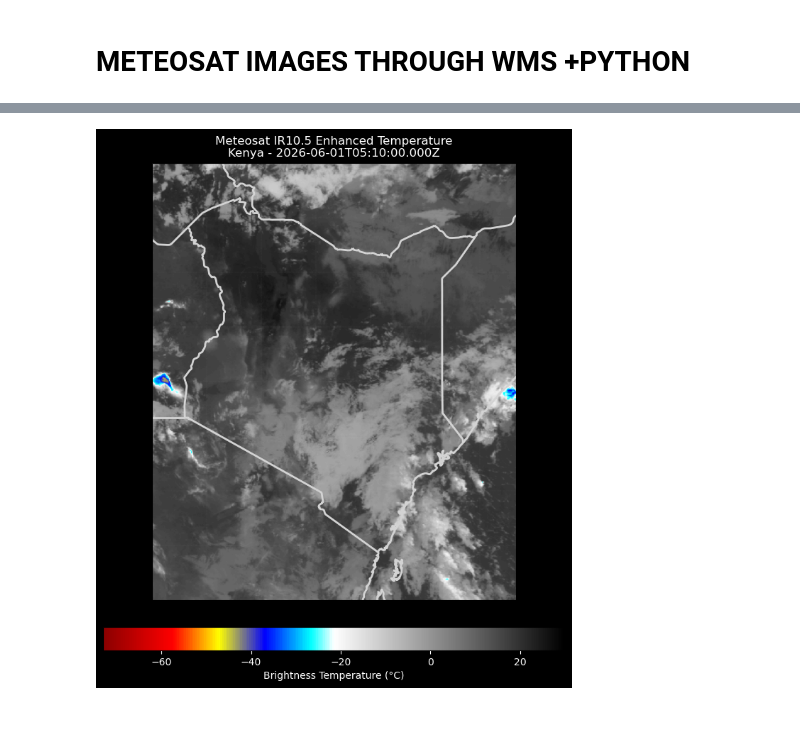
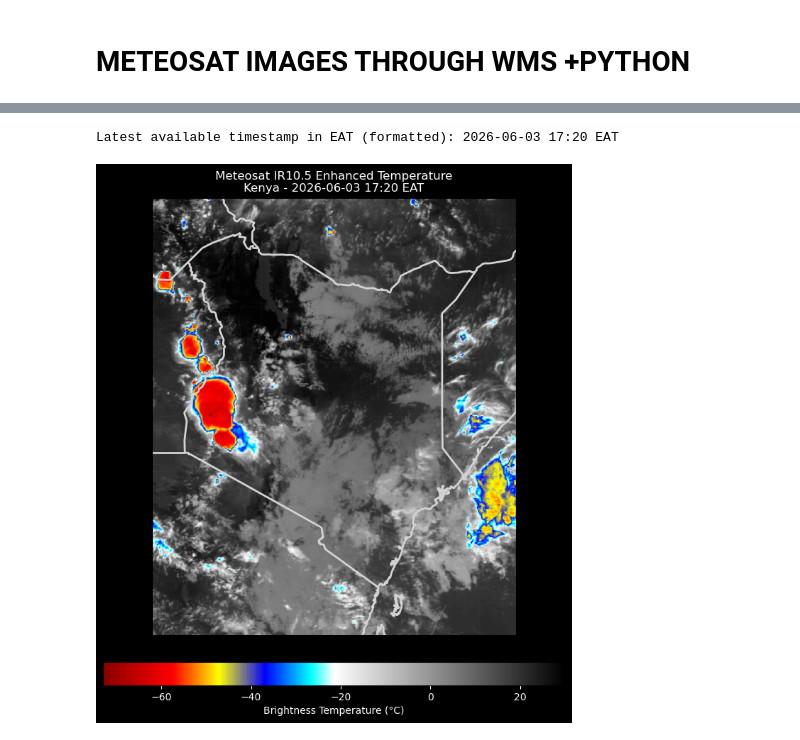
Before and after one commit to Erickpython/wrf_python, a Jupyter notebook: meteosat.ipynb, the cells around one changed output, grey strips where cells are left out. Cells and saved outputs as stored; diff of their text form; code cells hidden in the pictures.

Commit message:
UPDATED IR10.5 IMAGE TO LATEST

```diff
--- a/meteosat.ipynb
+++ b/meteosat.ipynb
@@ -30,3 +27,12 @@ Latest available timestamp: 2026-06-01T05:10:00.000Z
+# %%
+# convert the string to a datetime object
+clean_time_str = latest_time.replace('Z', '')  # Remove the 'Z'
+utc_dt =datetime.fromisoformat(clean_time_str)
+eat_dt = utc_dt + timedelta(hours=3)
+eat_time_str = eat_dt.strftime('%Y-%m-%d %H:%M EAT')
+print(f"Latest available timestamp in EAT (formatted): {eat_time_str}")
+# %% [output]
+Latest available timestamp in EAT (formatted): 2026-06-03 17:20 EAT
 # %%
 #fetch image for kenya
 def MTG_IR105_KENYA(bbox=(33, -6, 43, 6), size=(800, 800)):
@@ -65,32 +71,32 @@ colors = [
 eumet_cmap = mcolors.LinearSegmentedColormap.from_list("eumet_ir_enhanced", colors)
 
 # 3. Plotting
 fig = plt.figure(figsize=(12, 10), facecolor='black') # Match the dark environment view
 ax = plt.axes(projection=ccrs.PlateCarree())
 ax.set_extent([33, 43, -6, 6], crs=ccrs.PlateCarree())
 
 # Plot using our customized segmented colormap
 im = ax.imshow(img_temp, origin='upper', extent=[33, 43, -6, 6],
                transform=ccrs.PlateCarree(), cmap=eumet_cmap, vmin=-73, vmax=30)
 
 # High contrast fine borders matching Eumetsat View
 ax.add_feature(cfeature.COASTLINE, color="lightgray", linewidth=2)
 ax.add_feature(cfeature.BORDERS, color="lightgray", linewidth=2)
 
 # Style gridlines minimally
 gl = ax.gridlines(draw_labels=True, linewidth=0.3, color='gray', alpha=0.3, linestyle='--')
 gl.top_labels = False
 gl.right_labels = False
 
 # Add colorbar matching the palette tracking scheme
 cbar = plt.colorbar(im, ax=ax, orientation='horizontal', pad=0.05, shrink=0.7)
 cbar.set_label('Brightness Temperature (°C)', color='white')
 cbar.ax.xaxis.set_tick_params(color='white')
 plt.setp(plt.getp(cbar.ax.axes, 'xticklabels'), color='white')
 
 plt.title(
-    f"Meteosat IR10.5 Enhanced Temperature\nKenya - {latest_time}",
+    f"Meteosat IR10.5 Enhanced Temperature\nKenya - {eat_time_str}",
     color='white', fontsize=12)
 plt.show()
 # %% [output]
-[figure, old version]
+[figure, new version]
```
Also changed, not shown: parts of 3 cells of this notebook, 1 other file.
